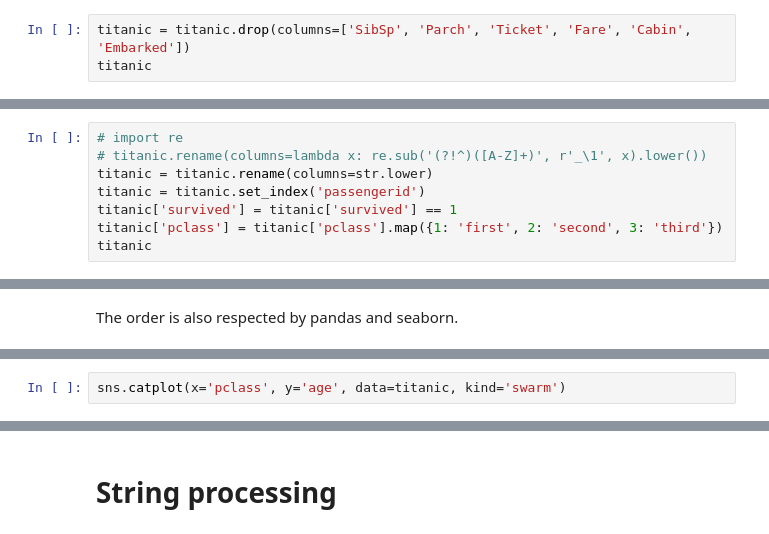
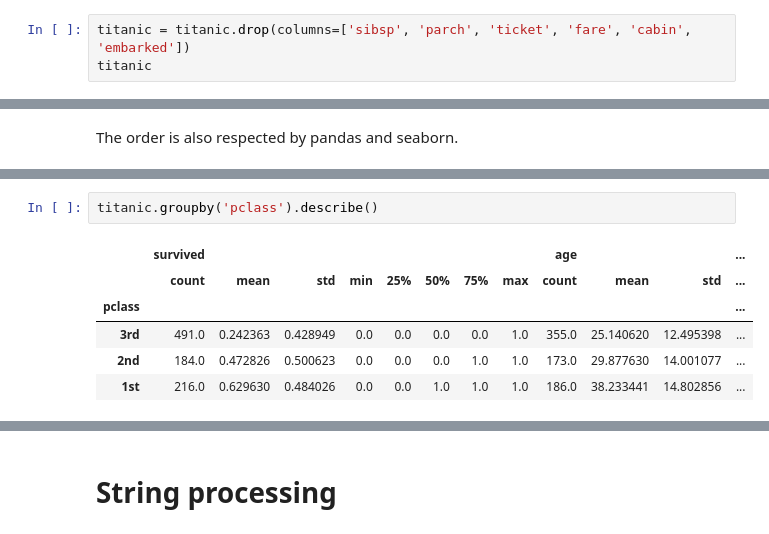
Before and after one commit to UofTCoders/workshops-dc-py, a Jupyter notebook: mds-seminar-apply-cat-str.ipynb, the cells around one changed output, grey strips where cells are left out. Drawn from its saved outputs; the diff is of its cells as text.

```diff
--- a/mds-seminar-apply-cat-str.ipynb
+++ b/mds-seminar-apply-cat-str.ipynb
@@ -800,5 +595,5 @@ FileNotFoundError: [Errno 2] File b'/home/joel/Downloads/train.csv' does not exi
 # %% [markdown]
 Some of these columns I will not touch, so we're dropping them to fit the df on the screen.
 # %%
-titanic = titanic.drop(columns=['SibSp', 'Parch', 'Ticket', 'Fare', 'Cabin', 'Embarked'])
+titanic = titanic.drop(columns=['sibsp', 'parch', 'ticket', 'fare', 'cabin', 'embarked'])
 titanic
@@ -813,8 +639,0 @@ Survived and Pclass are not numerical variables, they are categorical.
-# %%
-# import re
-# titanic.rename(columns=lambda x: re.sub('(?!^)([A-Z]+)', r'_\1', x).lower())
-titanic = titanic.rename(columns=str.lower)
-titanic = titanic.set_index('passengerid')
-titanic['survived'] = titanic['survived'] == 1
-titanic['pclass'] = titanic['pclass'].map({1: 'first', 2: 'second', 3: 'third'})
-titanic
@@ -850,2 +801,9 @@ titanic.groupby('pclass').size()
-# %%
-sns.catplot(x='pclass', y='age', data=titanic, kind='swarm')
+# %%
+titanic.groupby('pclass').describe()
+# %% [output]
+|  | survived |  |  |  |  |  |  |  | age |  |  | ... |
+|  | count | mean | std | min | 25% | 50% | 75% | max | count | mean | std | ... |
+| pclass |  |  |  |  |  |  |  |  |  |  |  | ... |
+| 3rd | 491.0 | 0.242363 | 0.428949 | 0.0 | 0.0 | 0.0 | 0.0 | 1.0 | 355.0 | 25.140620 | 12.495398 | ... |
+| 2nd | 184.0 | 0.472826 | 0.500623 | 0.0 | 0.0 | 0.0 | 1.0 | 1.0 | 173.0 | 29.877630 | 14.001077 | ... |
+| 1st | 216.0 | 0.629630 | 0.484026 | 0.0 | 0.0 | 1.0 | 1.0 | 1.0 | 186.0 | 38.233441 | 14.802856 | ... |
```
Also changed, not shown: parts of 212 cells of this notebook, 1 other file.
